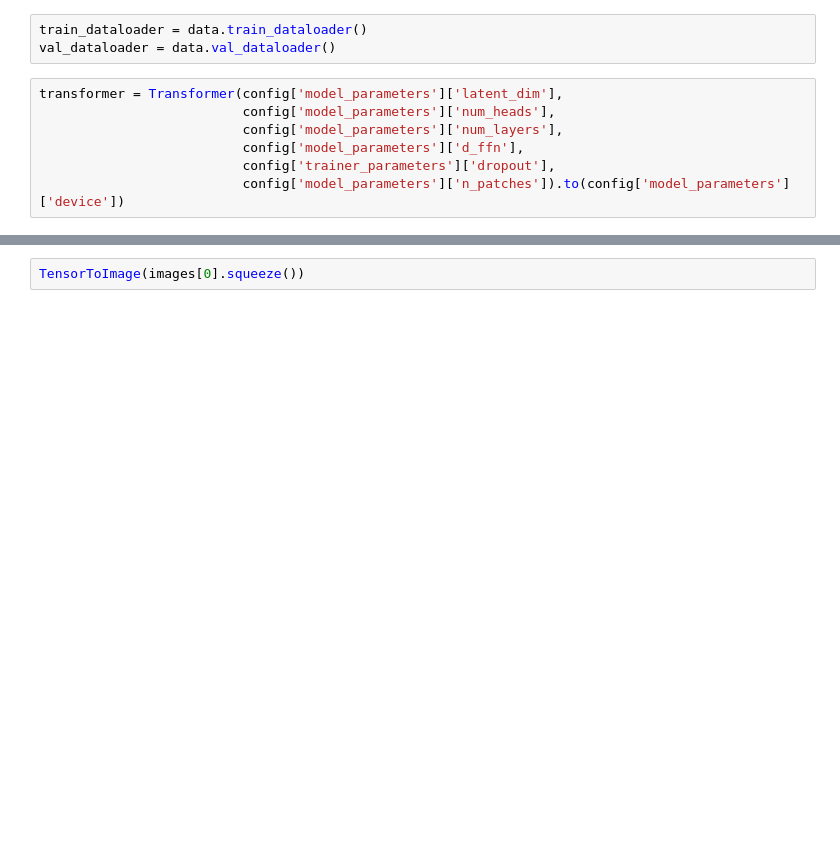
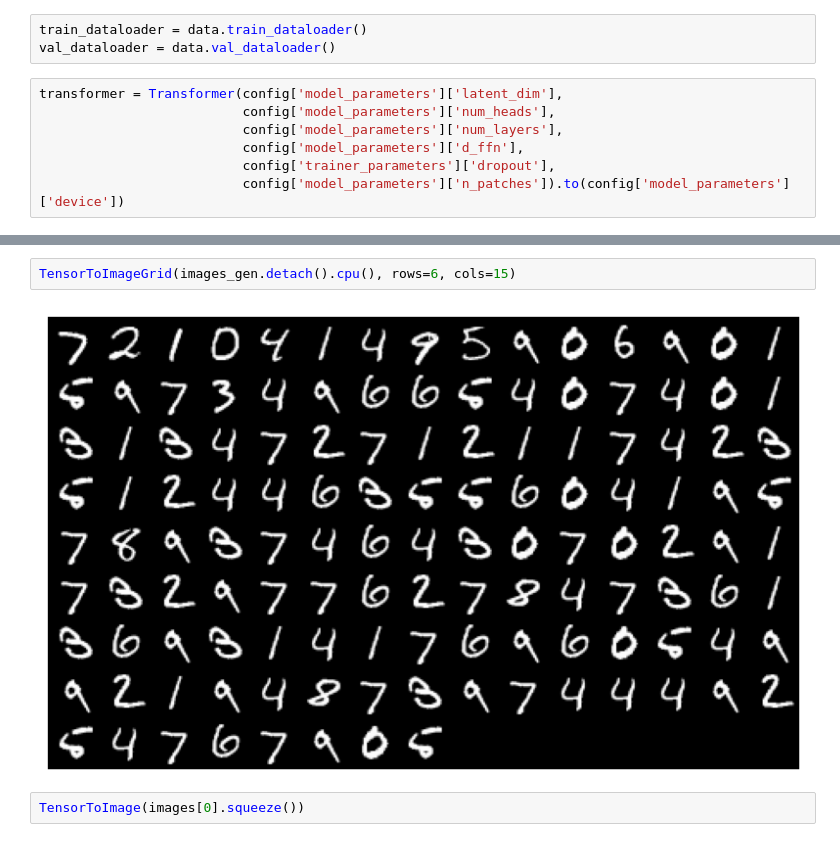
Before and after one commit to mertyigit/PointNet-Transformer, a Jupyter notebook: notebooks/visualize.ipynb, the cells around one changed output, grey strips where cells are left out. Cells and saved outputs as stored; diff of their text form; blank space fills up the shorter version.

```diff
--- a/notebooks/visualize.ipynb
+++ b/notebooks/visualize.ipynb
@@ -108,2 +124,6 @@ TensorToImage(image_r)
+# %%
+TensorToImageGrid(images_gen.detach().cpu(), rows=6, cols=15)
+# %% [output]
+[figure, added]
 # %%
 TensorToImage(images[0].squeeze())
```
Also changed, not shown: parts of 14 cells of this notebook, 15 other files.
